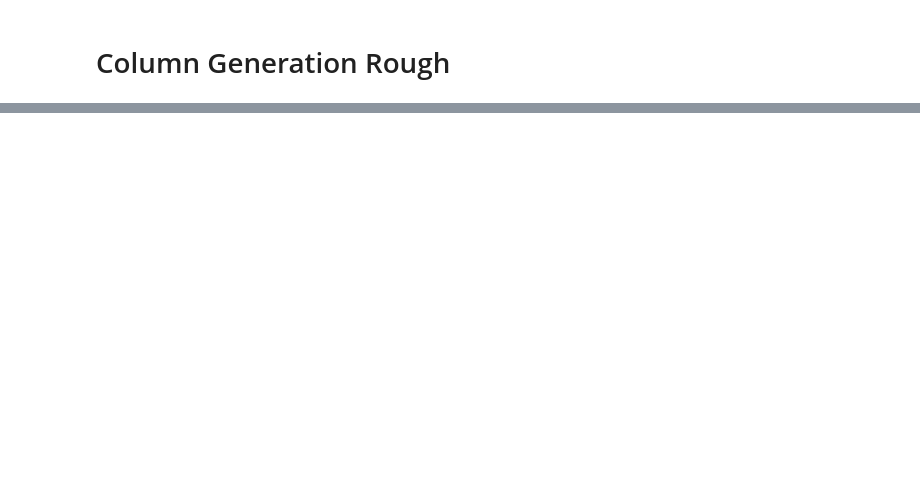
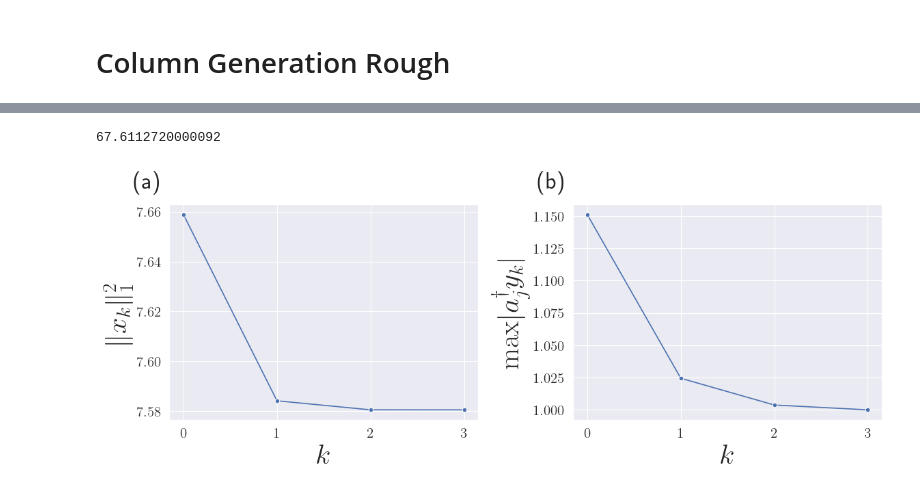
Before and after one commit to quantum-programming/stabilizer_extent, a Jupyter notebook: notebooks/column_generation_real.ipynb, the cells around one changed output, grey strips where cells are left out. Drawn from its saved outputs; the diff is of its cells as text; code cells hidden in the pictures; blank space fills up the shorter version.

Commit message:
run CG_real for test

```diff
--- a/notebooks/column_generation_real.ipynb
+++ b/notebooks/column_generation_real.ipynb
@@ -35,7 +55,7 @@ def visualize_result(n_qubit, extends, max_values):
 # %%
 import time
 
-n = 10
+n = 8
 seed = 0
 kind = "real"
 print(f"{n=}")
@@ -54,6 +74,4 @@ with open(f"../data/CG_real/{kind}_{n}_data.txt", mode="w") as f:
 
 with open(f"../data/CG_real/{kind}_{n}_time.txt", mode="w") as f:
     print(t1 - t0, file=f)
-
-visualize_result(n, extends, max_values)
 # %% [output]
@@ -64,0 +95,8 @@ KeyboardInterrupt:
+# %%
+with open(f"../data/CG_real/{kind}_{n}_time.txt") as f:
+    print(f"{f.read()}")
+
+visualize_CG(n, "real")
+# %% [output]
+67.6112720000092
+[figure, added]
```
Also changed, not shown: parts of 2 cells of this notebook, 3 other files.
